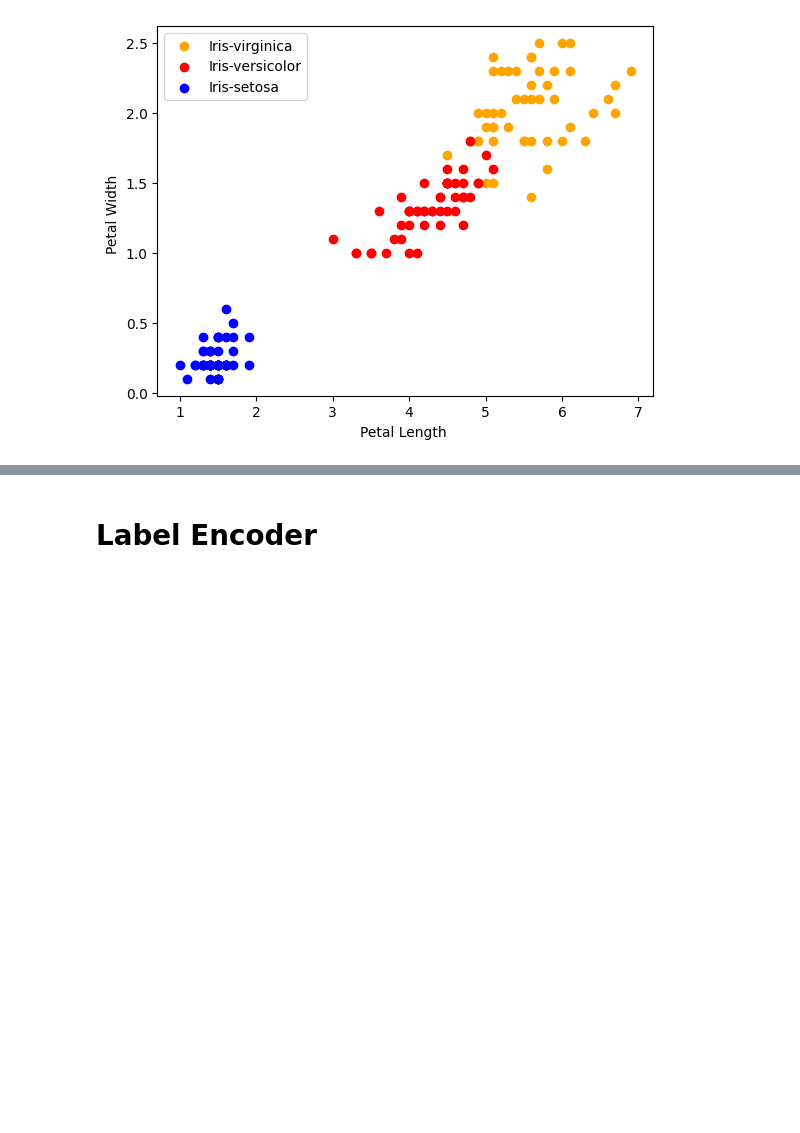
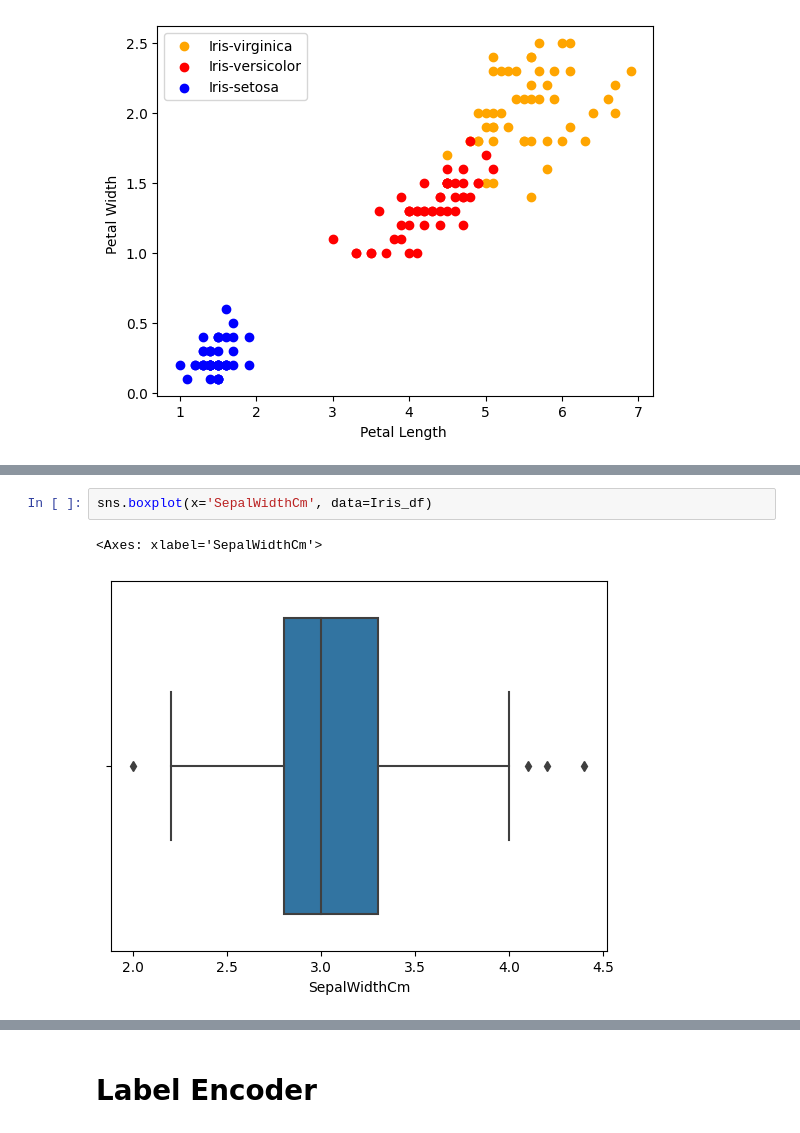
Before and after one commit to hindochahitarth/IML_LABS, a Jupyter notebook: project.ipynb, the cells around one changed output, grey strips where cells are left out. Cells and saved outputs as stored; diff of their text form; blank space fills up the shorter version.

```diff
--- a/project.ipynb
+++ b/project.ipynb
@@ -199,0 +208,5 @@ plt.legend()
+# %%
+sns.boxplot(x='SepalWidthCm', data=Iris_df)
+# %% [output]
+<Axes: xlabel='SepalWidthCm'>
+[figure, added]
```
Also changed, not shown: parts of 10 cells of this notebook.
